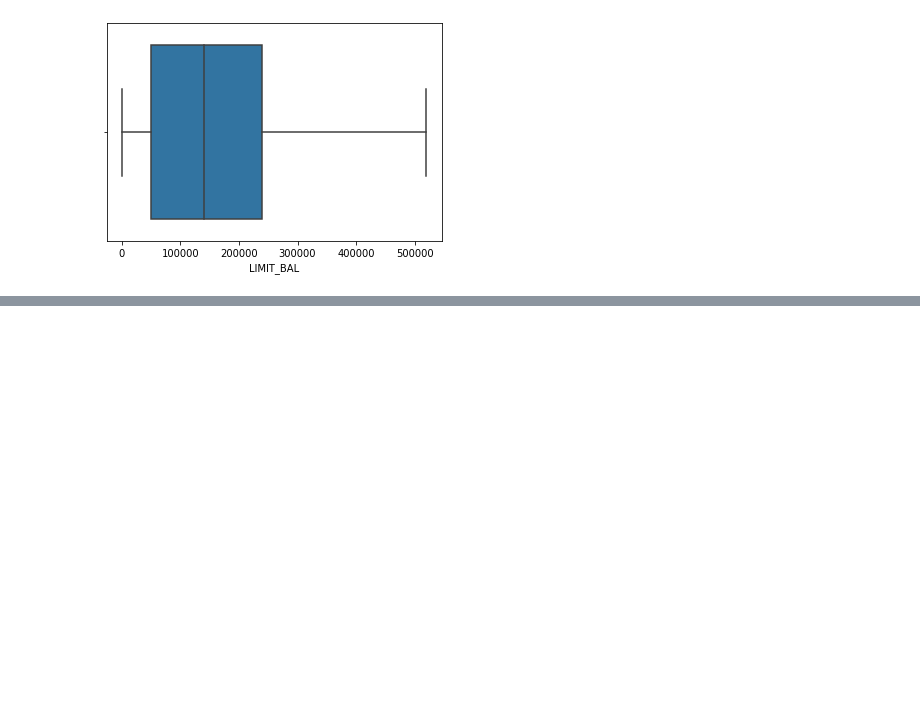
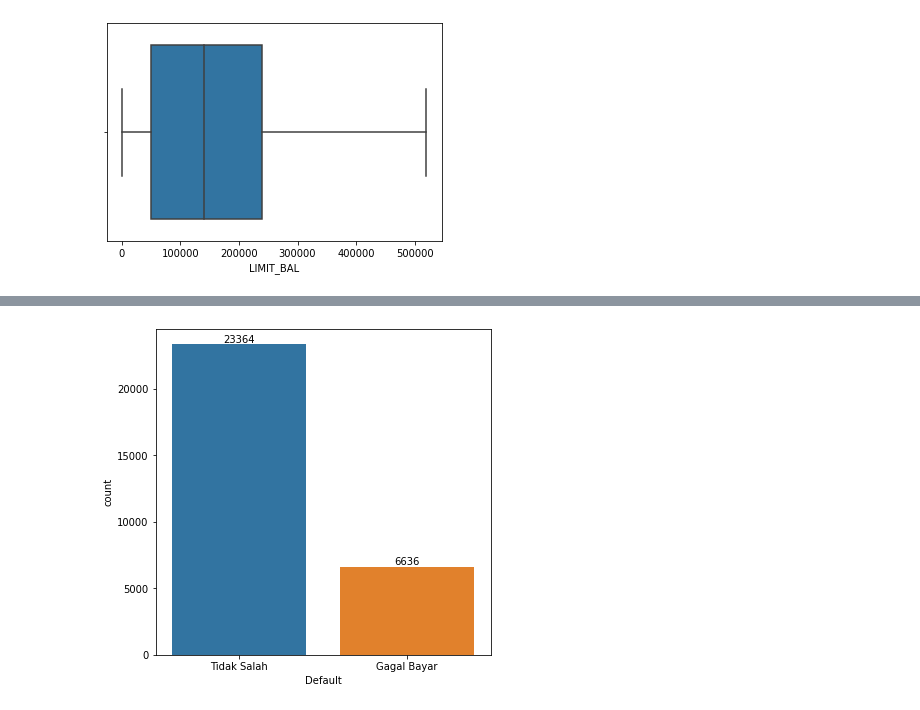
Before and after one commit to JuanFakhri/Default-Dataset_Klien_Kartu_Kredit, a Jupyter notebook: Porfolio_Credit.ipynb, the cells around one changed output, grey strips where cells are left out. Cells and saved outputs as stored; diff of their text form; code cells hidden in the pictures; blank space fills up the shorter version.

```diff
--- a/Porfolio_Credit.ipynb
+++ b/Porfolio_Credit.ipynb
@@ -240,0 +249,9 @@ sns.boxplot(x=df.LIMIT_BAL,showfliers = False)
+# %%
+plt.figure(figsize=(6,6))
+ax=sns.countplot(x= df['Default'])
+for label in ax.containers:
+    ax.bar_label(label)
+plt.xticks([0,1], labels=["Tidak Salah", "Gagal Bayar"])
+plt.show()
+# %% [output]
+[figure, added]
```
Also changed, not shown: parts of 29 cells of this notebook.
